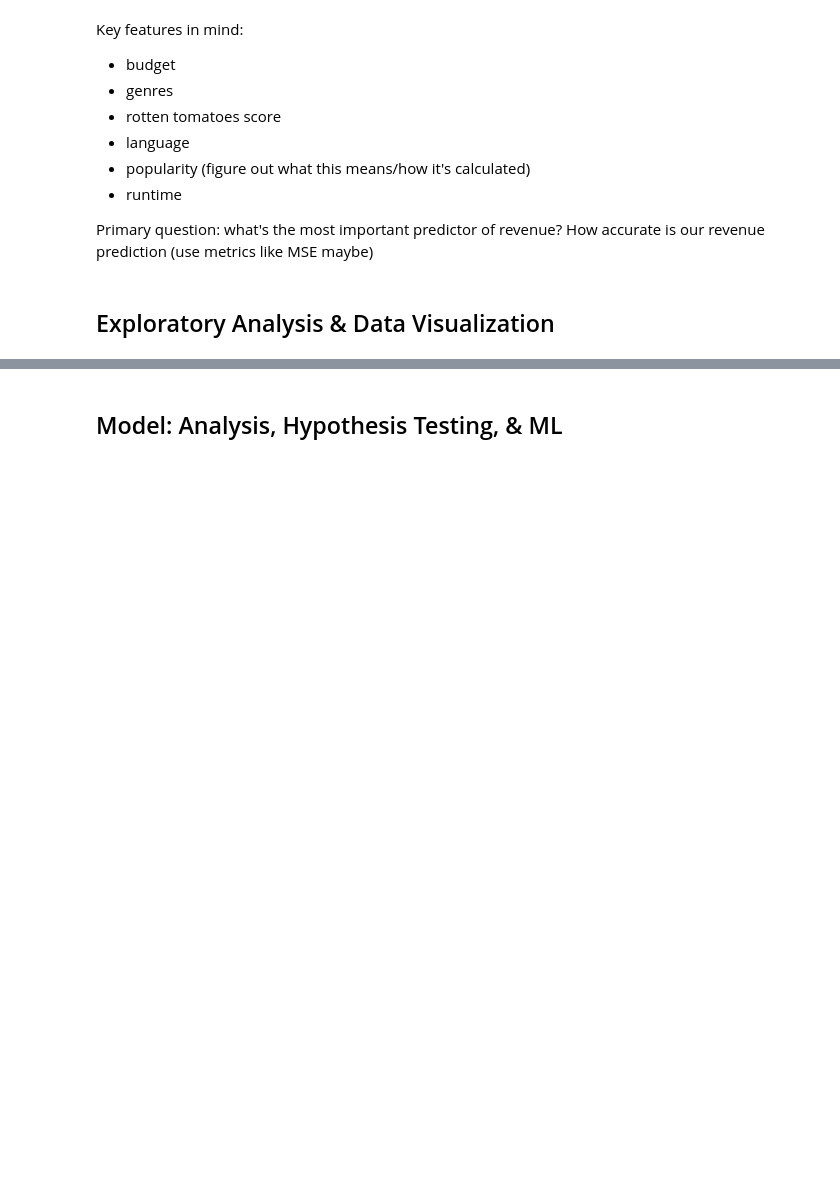
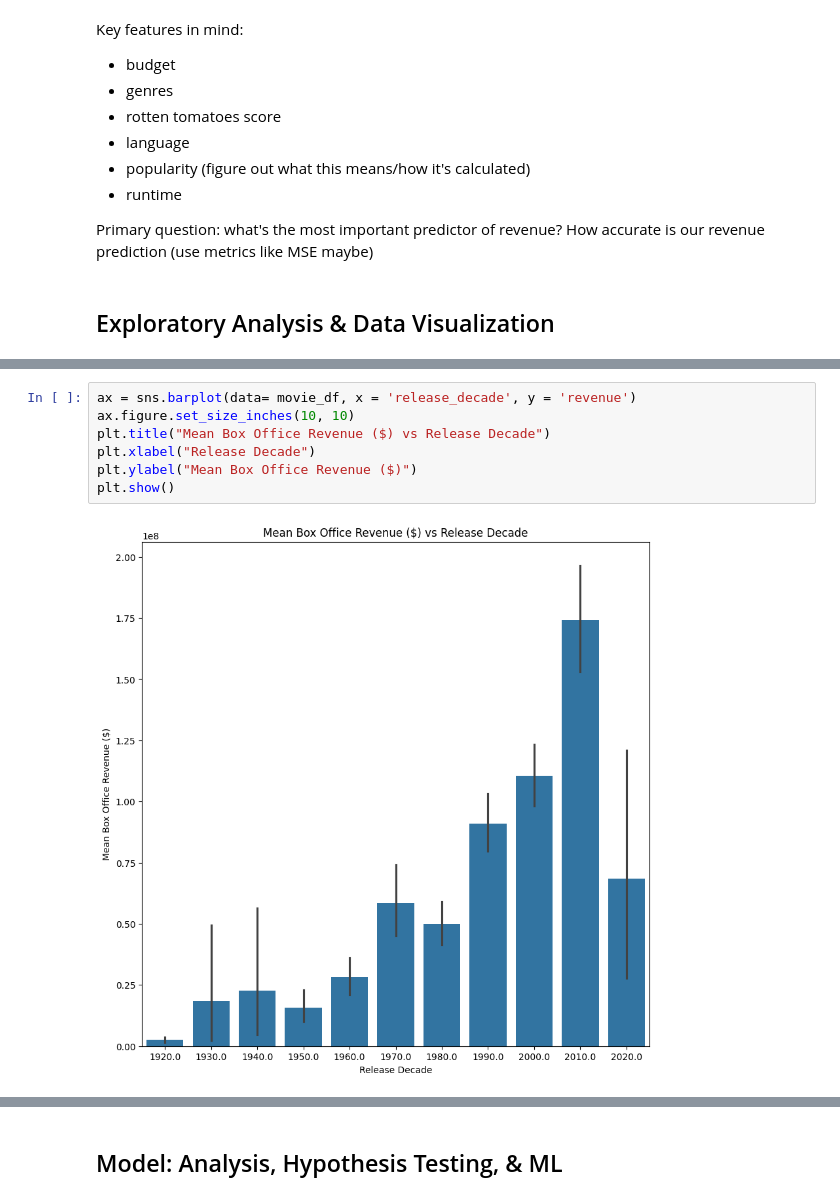
Before and after one commit to cmsc320-gautham-evan-arjun/cmsc320-gautham-evan-arjun.github.io, a Jupyter notebook: finaltutorial.ipynb, the cells around one changed output, grey strips where cells are left out. Saved outputs shown, nothing was run; the diff lists cells and outputs as text; blank space fills up the shorter version.

```diff
--- a/finaltutorial.ipynb
+++ b/finaltutorial.ipynb
@@ -441,0 +549,9 @@ Primary question: what's the most important predictor of revenue? How accurate i
+# %%
+ax = sns.barplot(data= movie_df, x = 'release_decade', y = 'revenue')
+ax.figure.set_size_inches(10, 10)
+plt.title("Mean Box Office Revenue ($) vs Release Decade")
+plt.xlabel("Release Decade")
+plt.ylabel("Mean Box Office Revenue ($)")
+plt.show()
+# %% [output]
+[figure, added]
```
Also changed, not shown: parts of 92 cells of this notebook.
